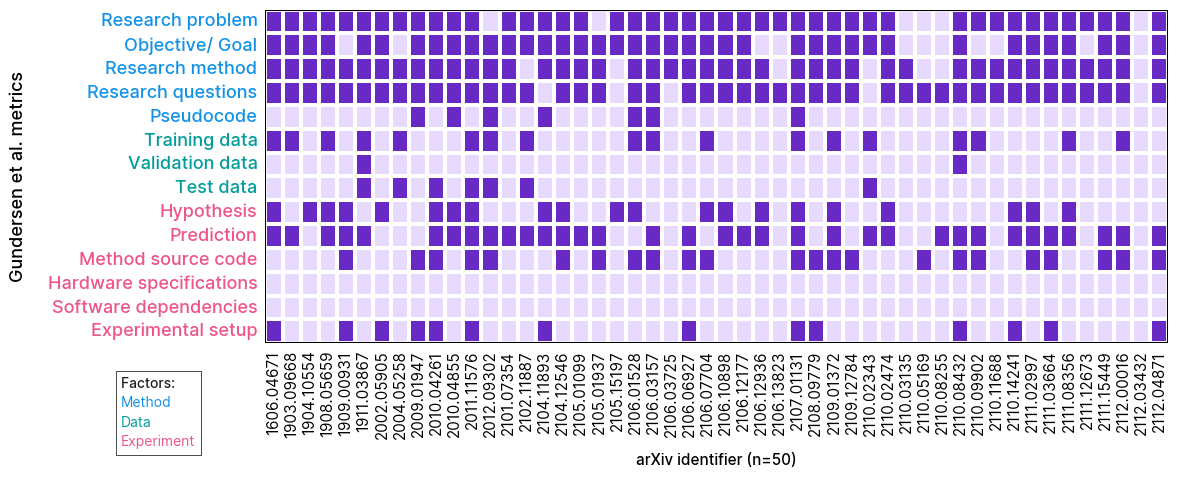
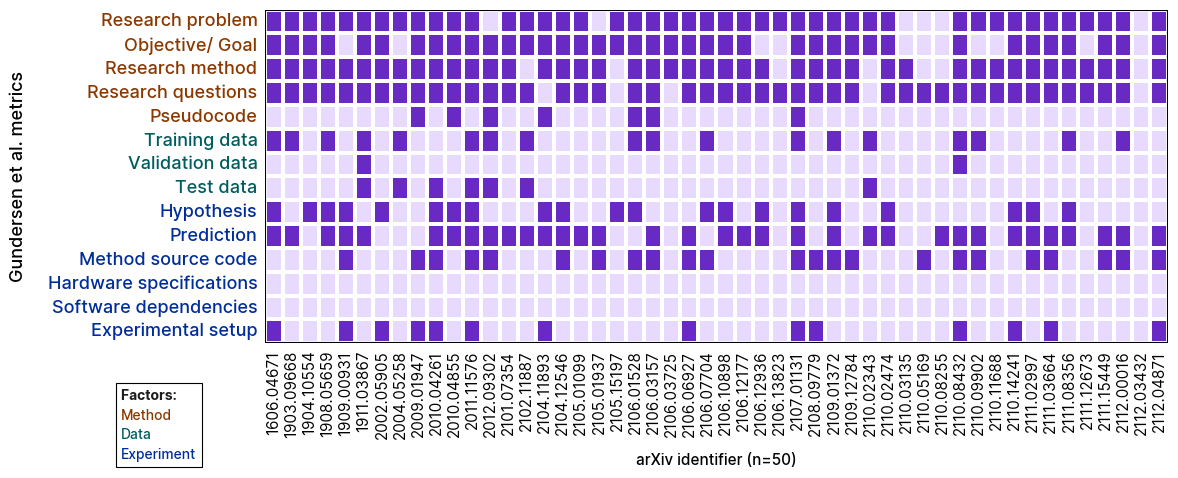
The change to this notebook cell's code, shown as a diff; its figure went from the first image to the second:
--- before
+++ after
@@ -41,5 +41,5 @@
             if metric_key in group_metrics:
                 ax.get_yticklabels()[i].set_color(colors_3group[group_name])
-                # ax.get_yticklabels()[i].set_weight("medium")
+                ax.get_yticklabels()[i].set_weight("medium")
                 break
 
@@ -57,13 +57,13 @@
         tick.set_fontsize(13)
 
-    legend_string = "<Factors: >" + " ".join([f"\n<{group}>" for group in gundersen_metric_groups.keys()])
+    legend_string = "<Factor: >" + " ".join([f"\n<{group}>" for group in gundersen_metric_groups.keys()])
     fig_text(
         x=.11,
-        y=0.225,
+        y=0.20,
         s= legend_string,
-        highlight_textprops=[{"fontweight":"medium"}]
-            + [{"color": colors_3group[g], "fontweight": "normal"} for g in gundersen_metric_groups.keys()],
+        highlight_textprops=[{"fontweight":"bold"}]
+            + [{"color": colors_3group[g], "fontweight": "medium"} for g in gundersen_metric_groups.keys()],
         annotationbbox_kw={'frameon': True, 'pad': .4, 
-                           'bboxprops': {'linewidth': .5}},
+                           'bboxprops': {'linewidth': .8}},
     )
 
@@ -77,5 +77,5 @@
 plot_heatmap_regex_grouped(
     gundersen_metrics_display_map,
-    color_palette=["#1192e8", "#009d9a", "#ee538b"],  # or any 3-color palette [m, d, e]
+    color_palette=["#8a3800","#005d5d", "#002d9c"],  # or any 3-color palette [m, d, e]
     values_cmap=ListedColormap(["#e8daff", "#6929c4"])  # for a purple theme
 )

Commit: add prompts, new legends, darker colors